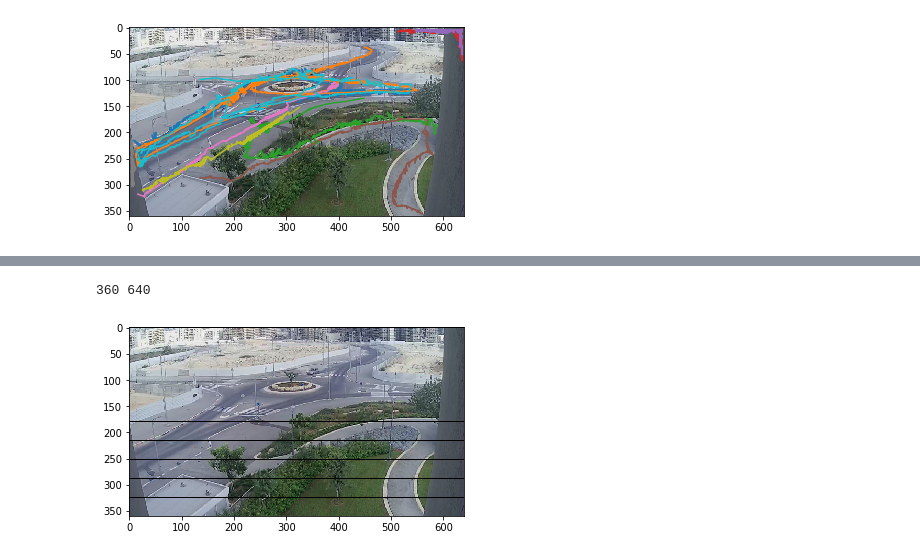
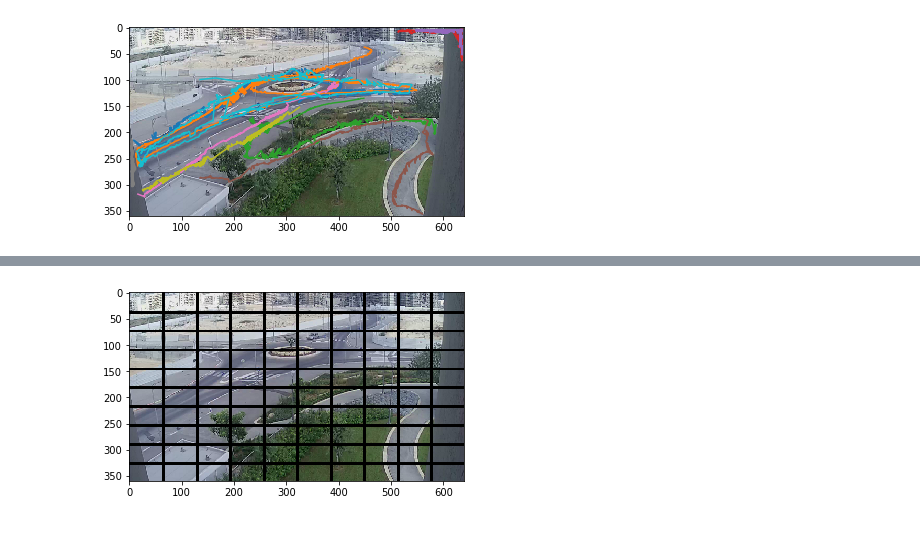
Before and after one commit to chanami/excellenteam-draw-paths, a Jupyter notebook: myfuncs.ipynb, the cells around one changed output, grey strips where cells are left out. Drawn from its saved outputs; the diff is of its cells as text; code cells hidden in the pictures.

```diff
--- a/myfuncs.ipynb
+++ b/myfuncs.ipynb
@@ -75,28 +78,20 @@ def filter_by_time(begin,end):
     draw_path(items)
 # %%
 # filter_by_time("04:00:02","09:03:02")
-# %%
-import pylab as plt
-
-# Load the image
-img = imread("paths0.png")
-
-# Grid lines at these intervals (in pixels)
-# dx and dy can be different
-h,w=img.shape[:2]
-print(h,w)
-dy, dx = w//10,h//10
-
-# Custom (rgb) grid color
-grid_color = [0,0,0]
-
-# Modify the image to include the grid
-# img[:,::dy,:] = grid_color
-img[::dx,:,:] = grid_color
-
-# Show the result
-plt.imshow(img)
-plt.show()
-# %% [output]
-360 640
-[figure, removed]
+# %%
+
+def draw_grid():
+
+    img = imread("paths0.png")
+    h,w=img.shape[:2]
+    dx=w//10
+    dy=h//10
+    for i in range(dy, h, dy):
+        img[i:i + 5, :] = 0
+    for i in range(dx, w, dx):
+        img[:, i:i + 5] = 0
+    plt.imshow(img)
+#     plt.close()
+draw_grid()
+# %% [output]
+[figure, added]
```
Also changed, not shown: parts of 3 cells of this notebook, 4 other files.
